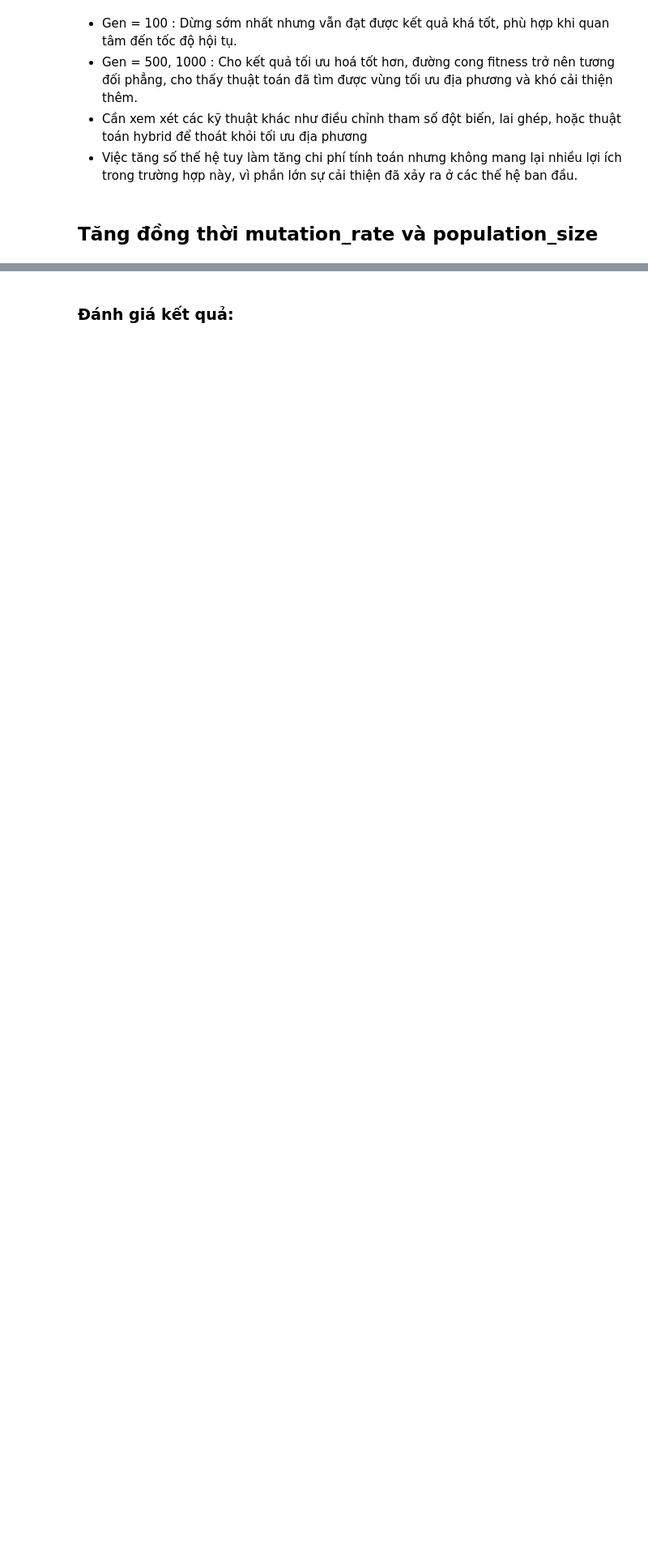
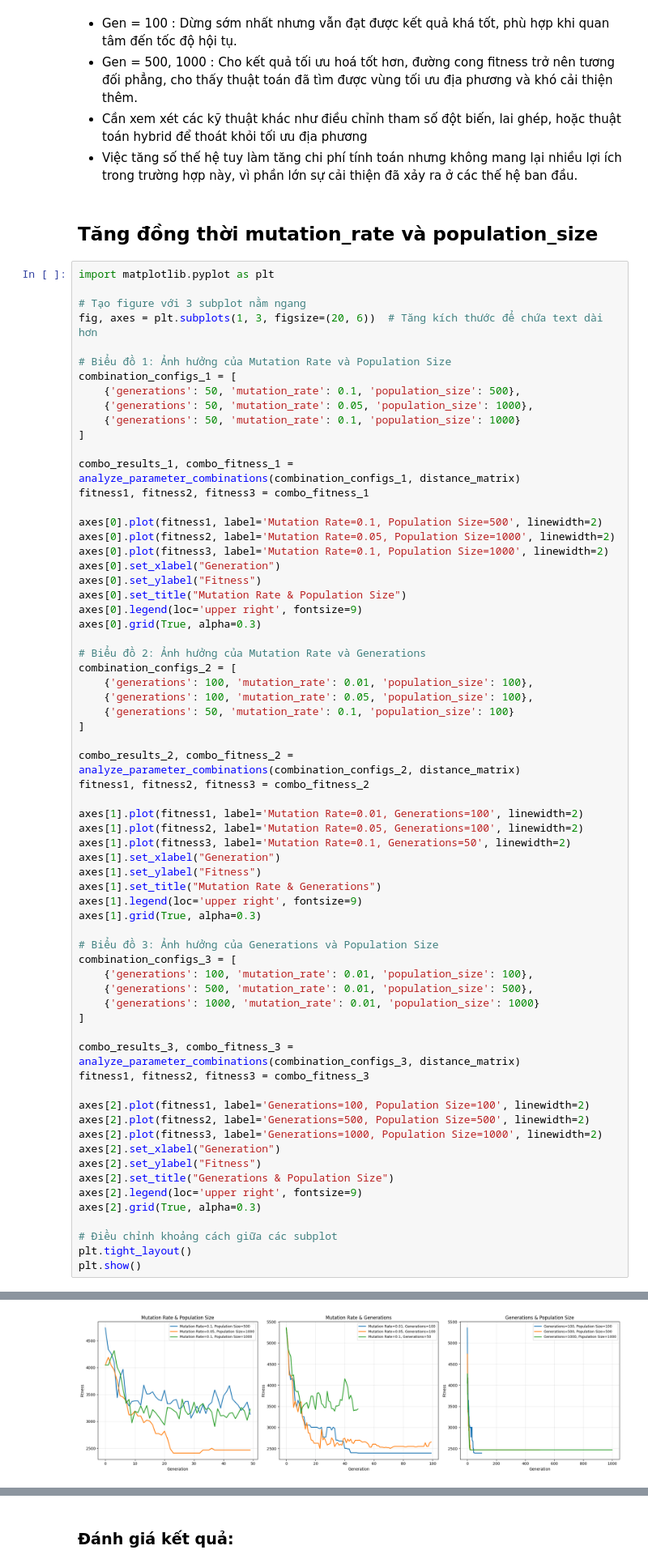
Before and after one commit to thilinnd/GA_TSP, a Jupyter notebook: experiment/1. Parameter.ipynb, the cells around one changed output, grey strips where cells are left out. Shown at 81% size. Cells and saved outputs as stored; diff of their text form; blank space fills up the shorter version.

```diff
--- a/experiment/1. Parameter.ipynb
+++ b/experiment/1. Parameter.ipynb
@@ -342,3 +341,70 @@ Running with generations = 1000
 - Việc tăng số thế hệ tuy làm tăng chi phí tính toán nhưng không mang lại nhiều lợi ích trong trường hợp này, vì phần lớn sự cải thiện đã xảy ra ở các thế hệ ban đầu.
 # %% [markdown]
 ## Tăng đồng thời mutation_rate và population_size
+# %%
+import matplotlib.pyplot as plt
+
+# Tạo figure với 3 subplot nằm ngang
+fig, axes = plt.subplots(1, 3, figsize=(20, 6))  # Tăng kích thước để chứa text dài hơn
+
+# Biểu đồ 1: Ảnh hưởng của Mutation Rate và Population Size
+combination_configs_1 = [
+    {'generations': 50, 'mutation_rate': 0.1, 'population_size': 500},
+    {'generations': 50, 'mutation_rate': 0.05, 'population_size': 1000},
+    {'generations': 50, 'mutation_rate': 0.1, 'population_size': 1000}
+]
+
+combo_results_1, combo_fitness_1 = analyze_parameter_combinations(combination_configs_1, distance_matrix)
+fitness1, fitness2, fitness3 = combo_fitness_1
+
+axes[0].plot(fitness1, label='Mutation Rate=0.1, Population Size=500', linewidth=2)
+axes[0].plot(fitness2, label='Mutation Rate=0.05, Population Size=1000', linewidth=2)
+axes[0].plot(fitness3, label='Mutation Rate=0.1, Population Size=1000', linewidth=2)
+axes[0].set_xlabel("Generation")
+axes[0].set_ylabel("Fitness")
+axes[0].set_title("Mutation Rate & Population Size")
+axes[0].legend(loc='upper right', fontsize=9)
+axes[0].grid(True, alpha=0.3)
+
+# Biểu đồ 2: Ảnh hưởng của Mutation Rate và Generations
+combination_configs_2 = [
+    {'generations': 100, 'mutation_rate': 0.01, 'population_size': 100},
+    {'generations': 100, 'mutation_rate': 0.05, 'population_size': 100},
+    {'generations': 50, 'mutation_rate': 0.1, 'population_size': 100}
+]
+
+combo_results_2, combo_fitness_2 = analyze_parameter_combinations(combination_configs_2, distance_matrix)
+fitness1, fitness2, fitness3 = combo_fitness_2
+
+axes[1].plot(fitness1, label='Mutation Rate=0.01, Generations=100', linewidth=2)
+axes[1].plot(fitness2, label='Mutation Rate=0.05, Generations=100', linewidth=2)
+axes[1].plot(fitness3, label='Mutation Rate=0.1, Generations=50', linewidth=2)
+axes[1].set_xlabel("Generation")
+axes[1].set_ylabel("Fitness")
+axes[1].set_title("Mutation Rate & Generations")
+axes[1].legend(loc='upper right', fontsize=9)
+axes[1].grid(True, alpha=0.3)
+
+# Biểu đồ 3: Ảnh hưởng của Generations và Population Size
+combination_configs_3 = [
+    {'generations': 100, 'mutation_rate': 0.01, 'population_size': 100},
+    {'generations': 500, 'mutation_rate': 0.01, 'population_size': 500},
+    {'generations': 1000, 'mutation_rate': 0.01, 'population_size': 1000}
+]
+
+combo_results_3, combo_fitness_3 = analyze_parameter_combinations(combination_configs_3, distance_matrix)
+fitness1, fitness2, fitness3 = combo_fitness_3
+
+axes[2].plot(fitness1, label='Generations=100, Population Size=100', linewidth=2)
+axes[2].plot(fitness2, label='Generations=500, Population Size=500', linewidth=2)
+axes[2].plot(fitness3, label='Generations=1000, Population Size=1000', linewidth=2)
+axes[2].set_xlabel("Generation")
+axes[2].set_ylabel("Fitness")
+axes[2].set_title("Generations & Population Size")
+axes[2].legend(loc='upper right', fontsize=9)
+axes[2].grid(True, alpha=0.3)
+
+# Điều chỉnh khoảng cách giữa các subplot
+plt.tight_layout()
+plt.show()
+# %% [output]
@@ -344,0 +428 @@ Running with generations = 1000
+[figure, added]
```
Also changed, not shown: parts of 11 cells of this notebook.
